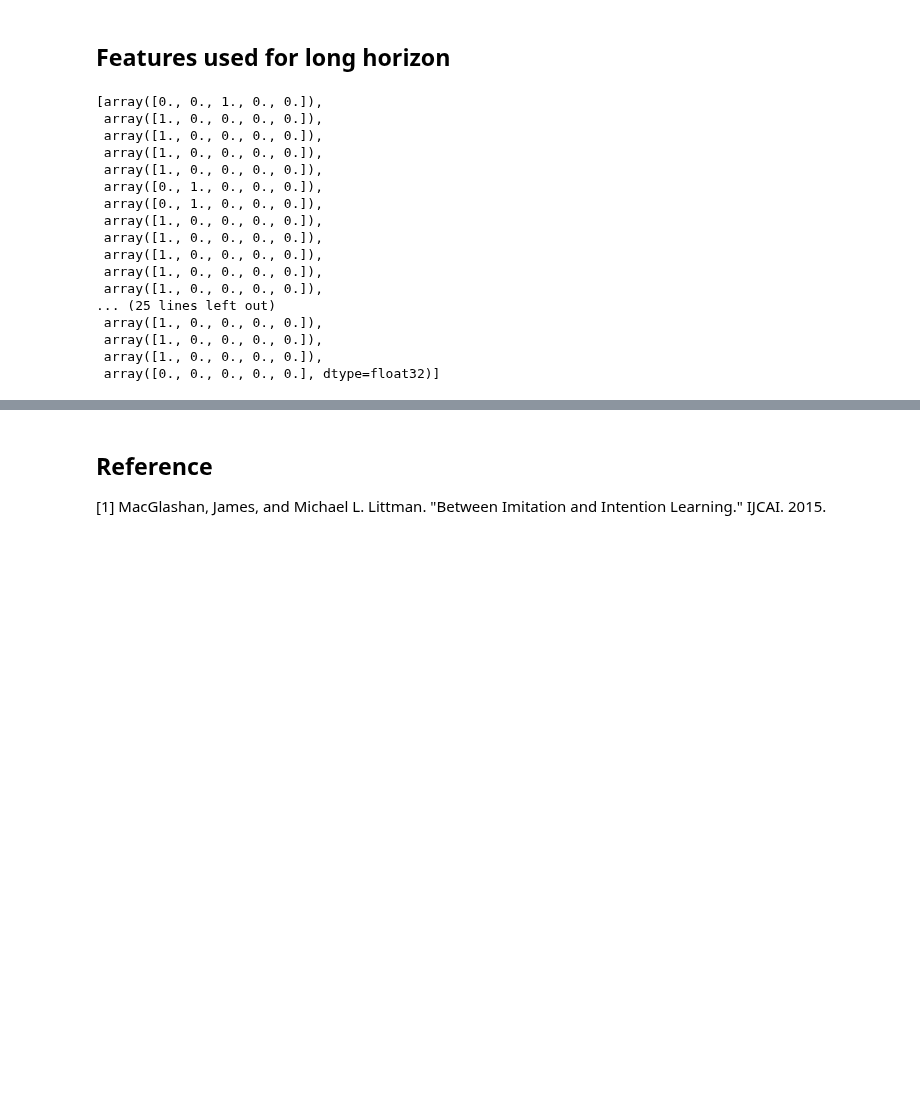
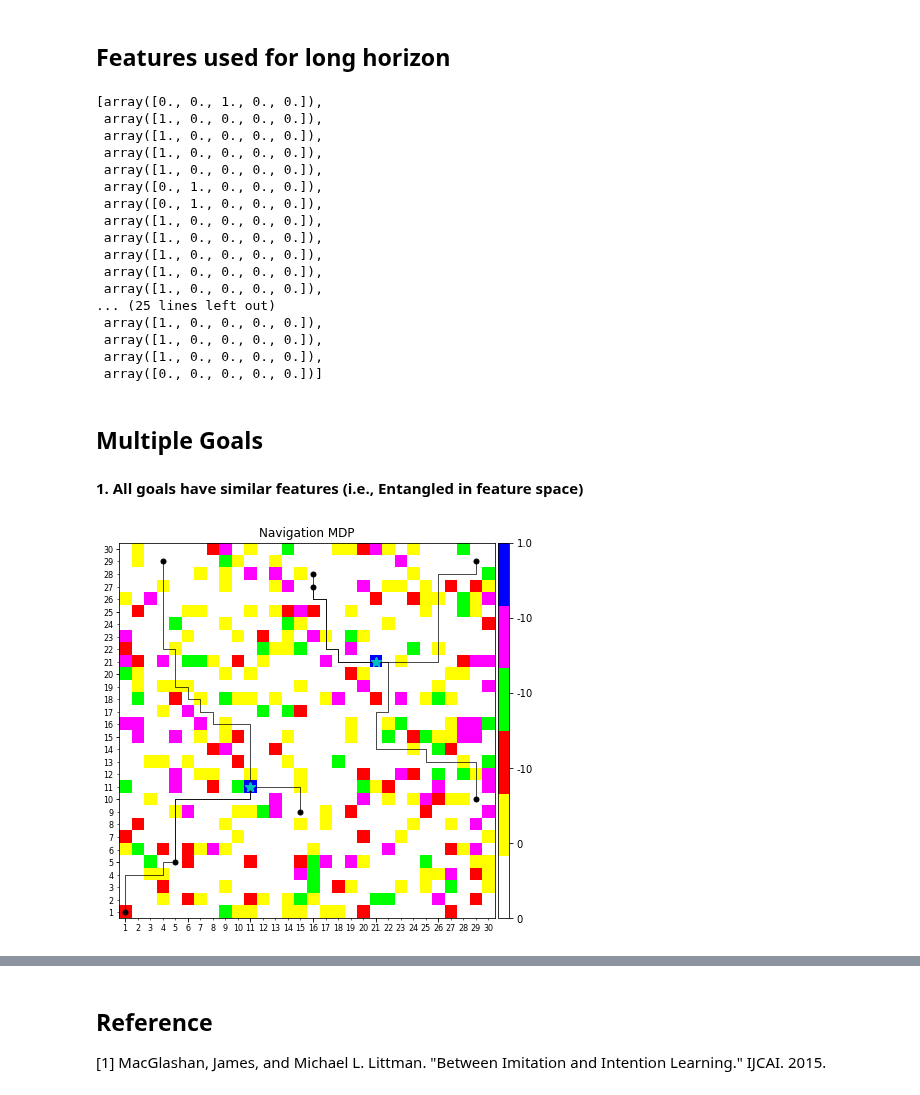
Before and after one commit to david-abel/simple_rl, a Jupyter notebook: simple_rl/tasks/navigation/Usage_NavigationMDP.ipynb, the cells around one changed output, grey strips where cells are left out. Drawn from its saved outputs; the diff is of its cells as text; code cells hidden in the pictures; blank space fills up the shorter version.

Commit message:
supports mulitple goals, refactors feature APIs, adds more feature selection params

```diff
--- a/simple_rl/tasks/navigation/Usage_NavigationMDP.ipynb
+++ b/simple_rl/tasks/navigation/Usage_NavigationMDP.ipynb
@@ -60,7 +66,13 @@ nvmdp.visualize_grid(trajectories=D_traj_states, show_rewards_cbar=True)
 # %% [markdown]
 ## Features used for long horizon
 # %%
-[nvmdp.feature_short_at_state(s) for s in D_traj_states[0]]
+[nvmdp.feature_at_state(s,
+                        feature_type="indicator",
+                        incl_distance_features=False,
+                        incl_goal_ind_feature=False,
+                        incl_goal_dist_feature=True,
+                        normalize_distance=False,
+                        dtype=np.float) for s in state_trajectories[0]]
 # %% [output]
 [array([0., 0., 1., 0., 0.]),
  array([1., 0., 0., 0., 0.]),
@@ -78,4 +90,30 @@ nvmdp.visualize_grid(trajectories=D_traj_states, show_rewards_cbar=True)
  array([1., 0., 0., 0., 0.]),
  array([1., 0., 0., 0., 0.]),
  array([1., 0., 0., 0., 0.]),
- array([0., 0., 0., 0., 0.], dtype=float32)]
+ array([0., 0., 0., 0., 0.])]
+# %% [markdown]
+## Multiple Goals
+# %% [markdown]
+**1. All goals have similar features (i.e., Entangled in feature space)**
+# %%
+np.random.seed(0)
+mdp_multiple_goals = NavigationMDP(width=30,
+                        height=30,
+                        goal_locs=[(21,21), (11,11)],
+                        init_loc=(1,1),
+                        rand_init=True,
+                        cell_types=['white', 'yellow', 'red', 'lime', 'magenta'],
+                        cell_type_rewards=[0, 0, -10, -10, -10],
+                        goal_reward=1.,
+                        slip_prob=0.00,
+                        step_cost=0.0,
+                        vacancy_prob=0.85,
+                        gamma=.9999)
+# %%
+N_tau = 8
+# Use "init_states" to request specific init states while sampling trajectories
+# if "n_trajectory" is greater than # of init_states, remaining init states will be sampled randomly
+state_trajectories, action_trajectories = mdp_multiple_goals.sample_data(n_trajectory=N_tau, init_states=[GridWorldState(1,1)], init_repetition=False)
+mdp_multiple_goals.visualize_grid(trajectories=state_trajectories, show_rewards_cbar=True)
+# %% [output]
+[figure, added]
```
Also changed, not shown: parts of 7 cells of this notebook, 1 other file.
